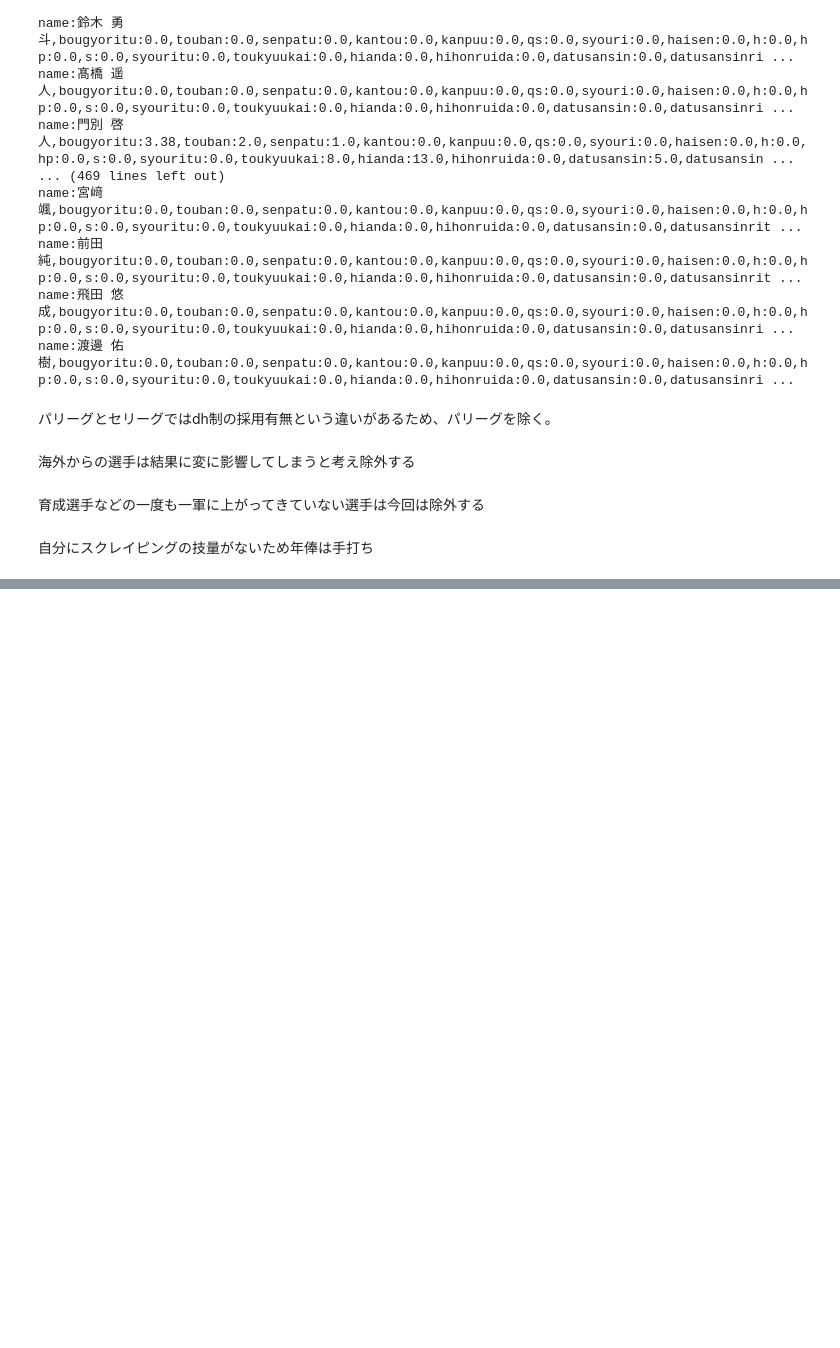
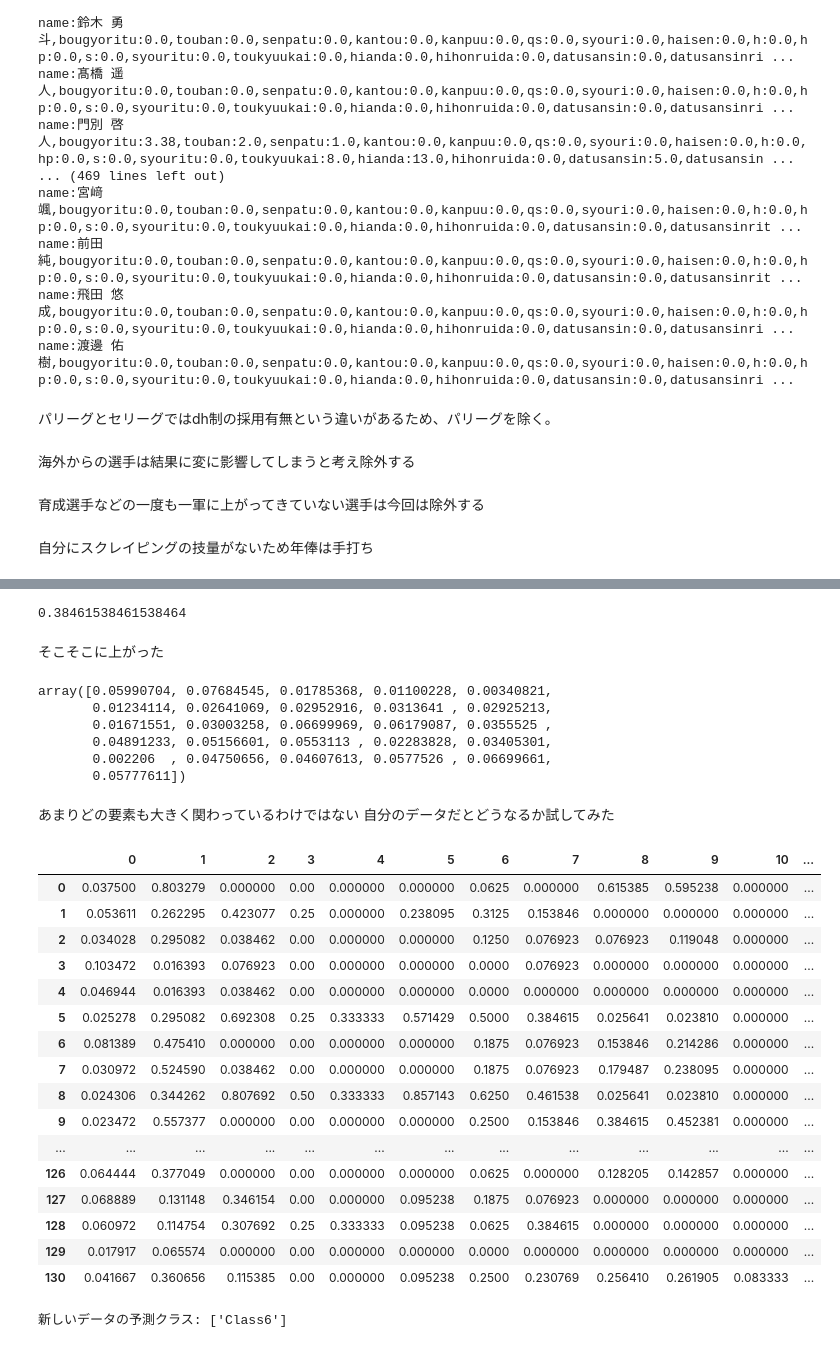
Before and after one commit to kurodaakito/msp_final, a Jupyter notebook: Untitled-1.ipynb, the cells around one changed output, grey strips where cells are left out. Cells and saved outputs as stored; diff of their text form; code cells hidden in the pictures; blank space fills up the shorter version.

```diff
--- a/Untitled-1.ipynb
+++ b/Untitled-1.ipynb
@@ -187,0 +458,12 @@ df
+# %%
+df= df[df['kyuuryou'] < 15000]
+# %%
+d_list=['kyuuryou','Class']
+x= df.drop(d_list, axis=1)
+y=df['Class']
+# %%
+from sklearn.preprocessing import MinMaxScaler
+scaler = MinMaxScaler()
+x= scaler.fit_transform(x)
+
+print(x)
@@ -187,0 +478,3 @@ df
+# %%
+x= pd.DataFrame(x)
+y= pd.DataFrame(y)
@@ -187,0 +495,56 @@ df
+# %%
+from sklearn.ensemble import RandomForestClassifier
+from sklearn.metrics import accuracy_score
+
+model=RandomForestClassifier()
+
+# fitで学習
+model.fit(X_train, y_train)
+
+#predictで予測
+y_pred=model.predict(X_test)
+
+# 正解率を計算
+accuracy_score(y_pred, y_test)
+# %% [output]
+0.38461538461538464
+# %% [markdown]
+そこそこに上がった
+# %%
+model.feature_importances_
+# %% [output]
+array([0.05990704, 0.07684545, 0.01785368, 0.01100228, 0.00340821,
+       0.01234114, 0.02641069, 0.02952916, 0.0313641 , 0.02925213,
+       0.01671551, 0.03003258, 0.06699969, 0.06179087, 0.0355525 ,
+       0.04891233, 0.05156601, 0.0553113 , 0.02283828, 0.03405301,
+       0.002206  , 0.04750656, 0.04607613, 0.0577526 , 0.06699661,
+       0.05777611])
+# %% [markdown]
+あまりどの要素も大きく関わっているわけではない
+自分のデータだとどうなるか試してみた
+# %%
+x
+# %% [output]
+|  | 0 | 1 | 2 | 3 | 4 | 5 | 6 | 7 | 8 | 9 | 10 | ... |
+| 0 | 0.037500 | 0.803279 | 0.000000 | 0.00 | 0.000000 | 0.000000 | 0.0625 | 0.000000 | 0.615385 | 0.595238 | 0.000000 | ... |
+| 1 | 0.053611 | 0.262295 | 0.423077 | 0.25 | 0.000000 | 0.238095 | 0.3125 | 0.153846 | 0.000000 | 0.000000 | 0.000000 | ... |
+| 2 | 0.034028 | 0.295082 | 0.038462 | 0.00 | 0.000000 | 0.000000 | 0.1250 | 0.076923 | 0.076923 | 0.119048 | 0.000000 | ... |
+| 3 | 0.103472 | 0.016393 | 0.076923 | 0.00 | 0.000000 | 0.000000 | 0.0000 | 0.076923 | 0.000000 | 0.000000 | 0.000000 | ... |
+| 4 | 0.046944 | 0.016393 | 0.038462 | 0.00 | 0.000000 | 0.000000 | 0.0000 | 0.000000 | 0.000000 | 0.000000 | 0.000000 | ... |
+| 5 | 0.025278 | 0.295082 | 0.692308 | 0.25 | 0.333333 | 0.571429 | 0.5000 | 0.384615 | 0.025641 | 0.023810 | 0.000000 | ... |
+| 6 | 0.081389 | 0.475410 | 0.000000 | 0.00 | 0.000000 | 0.000000 | 0.1875 | 0.076923 | 0.153846 | 0.214286 | 0.000000 | ... |
+| 7 | 0.030972 | 0.524590 | 0.038462 | 0.00 | 0.000000 | 0.000000 | 0.1875 | 0.076923 | 0.179487 | 0.238095 | 0.000000 | ... |
+| 8 | 0.024306 | 0.344262 | 0.807692 | 0.50 | 0.333333 | 0.857143 | 0.6250 | 0.461538 | 0.025641 | 0.023810 | 0.000000 | ... |
+| 9 | 0.023472 | 0.557377 | 0.000000 | 0.00 | 0.000000 | 0.000000 | 0.2500 | 0.153846 | 0.384615 | 0.452381 | 0.000000 | ... |
+| ... | ... | ... | ... | ... | ... | ... | ... | ... | ... | ... | ... | ... |
+| 126 | 0.064444 | 0.377049 | 0.000000 | 0.00 | 0.000000 | 0.000000 | 0.0625 | 0.000000 | 0.128205 | 0.142857 | 0.000000 | ... |
+| 127 | 0.068889 | 0.131148 | 0.346154 | 0.00 | 0.000000 | 0.095238 | 0.1875 | 0.076923 | 0.000000 | 0.000000 | 0.000000 | ... |
+| 128 | 0.060972 | 0.114754 | 0.307692 | 0.25 | 0.333333 | 0.095238 | 0.0625 | 0.384615 | 0.000000 | 0.000000 | 0.000000 | ... |
+| 129 | 0.017917 | 0.065574 | 0.000000 | 0.00 | 0.000000 | 0.000000 | 0.0000 | 0.000000 | 0.000000 | 0.000000 | 0.000000 | ... |
+| 130 | 0.041667 | 0.360656 | 0.115385 | 0.00 | 0.000000 | 0.095238 | 0.2500 | 0.230769 | 0.256410 | 0.261905 | 0.083333 | ... |
+# %%
+new_data = pd.DataFrame({'0': [0.041667], '1': [0.360656], '2': [0.115385],'3': [0.00],'4': [0.000000],'5': [0.095238],'6': [0.2500],'7': [0.230769],'8': [0.256410],'9': [0.261905],'10': [0.083333],'11': [0.429],'12': [0.413793],'13': [0.274510],'14': [0.00],'15': [0.477011],'16': [0.059655],'17': [0.549020],'18': [1.000000],'19': [0.625],'20': [0.0],'21': [0.449275],'22': [0.375000],'23': [0.255846],'24': [0.311579],'25': [0.126667]})
+prediction = model.predict(new_data)
+print(f'新しいデータの予測クラス: {prediction}')
+# %% [output]
+新しいデータの予測クラス: ['Class6']
```
Also changed, not shown: parts of 42 cells of this notebook, 1 other file.
